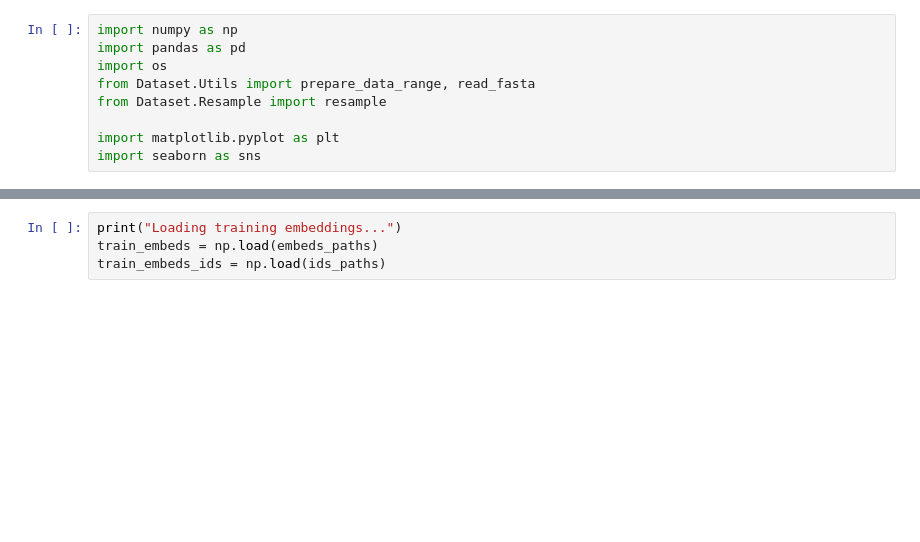
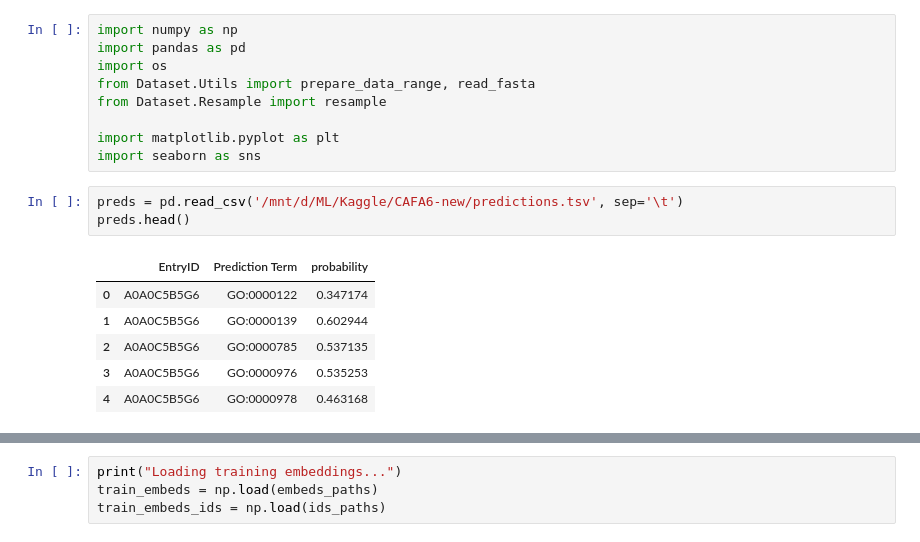
Before and after one commit to tnshp/CAFA6_embeds_model, a Jupyter notebook: dataset_analysis.ipynb, the cells around one changed output, grey strips where cells are left out. Drawn from its saved outputs; the diff is of its cells as text; blank space fills up the shorter version.

```diff
--- a/dataset_analysis.ipynb
+++ b/dataset_analysis.ipynb
@@ -7,3 +7,13 @@ from Dataset.Resample import resample
 
 import matplotlib.pyplot as plt
 import seaborn as sns
+# %%
+preds = pd.read_csv('/mnt/d/ML/Kaggle/CAFA6-new/predictions.tsv', sep='\t')
+preds.head()
+# %% [output]
+|  | EntryID | Prediction Term | probability |
+| 0 | A0A0C5B5G6 | GO:0000122 | 0.347174 |
+| 1 | A0A0C5B5G6 | GO:0000139 | 0.602944 |
+| 2 | A0A0C5B5G6 | GO:0000785 | 0.537135 |
+| 3 | A0A0C5B5G6 | GO:0000976 | 0.535253 |
+| 4 | A0A0C5B5G6 | GO:0000978 | 0.463168 |
```
Also changed, not shown: parts of 2 cells of this notebook, 3 other files.
